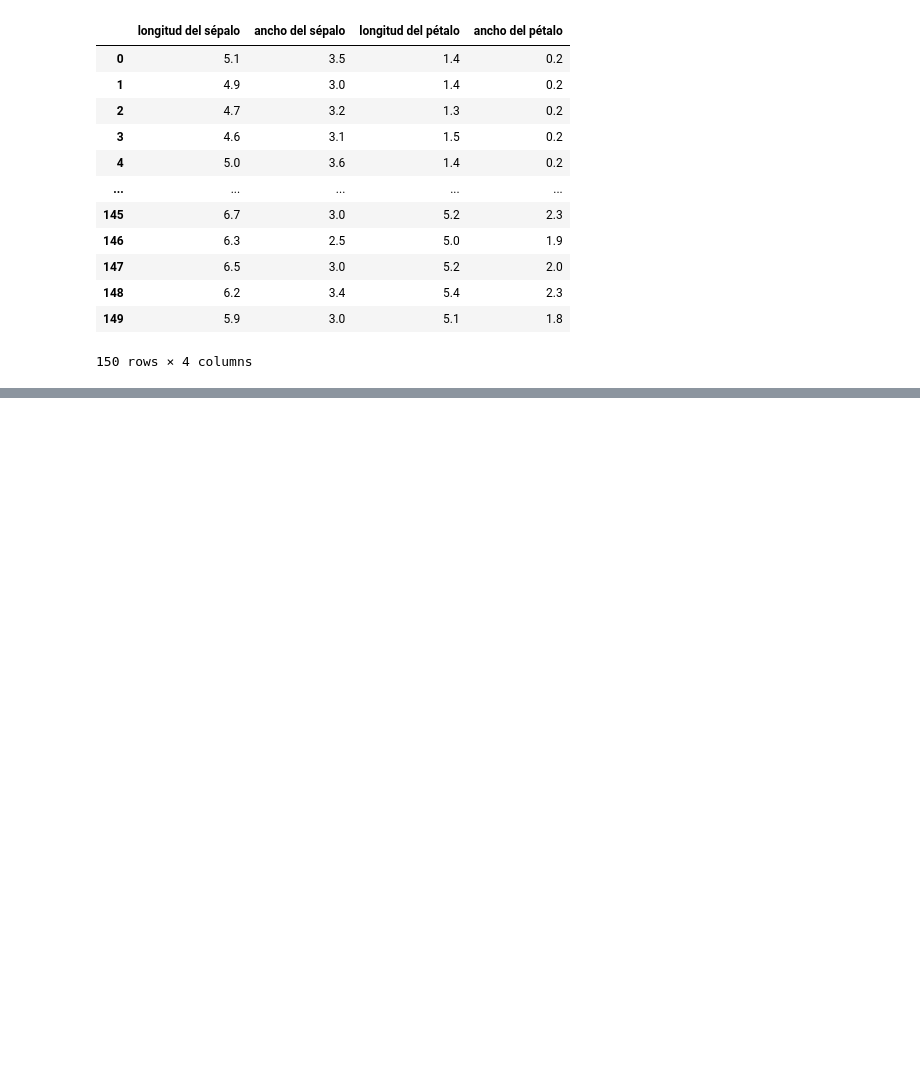
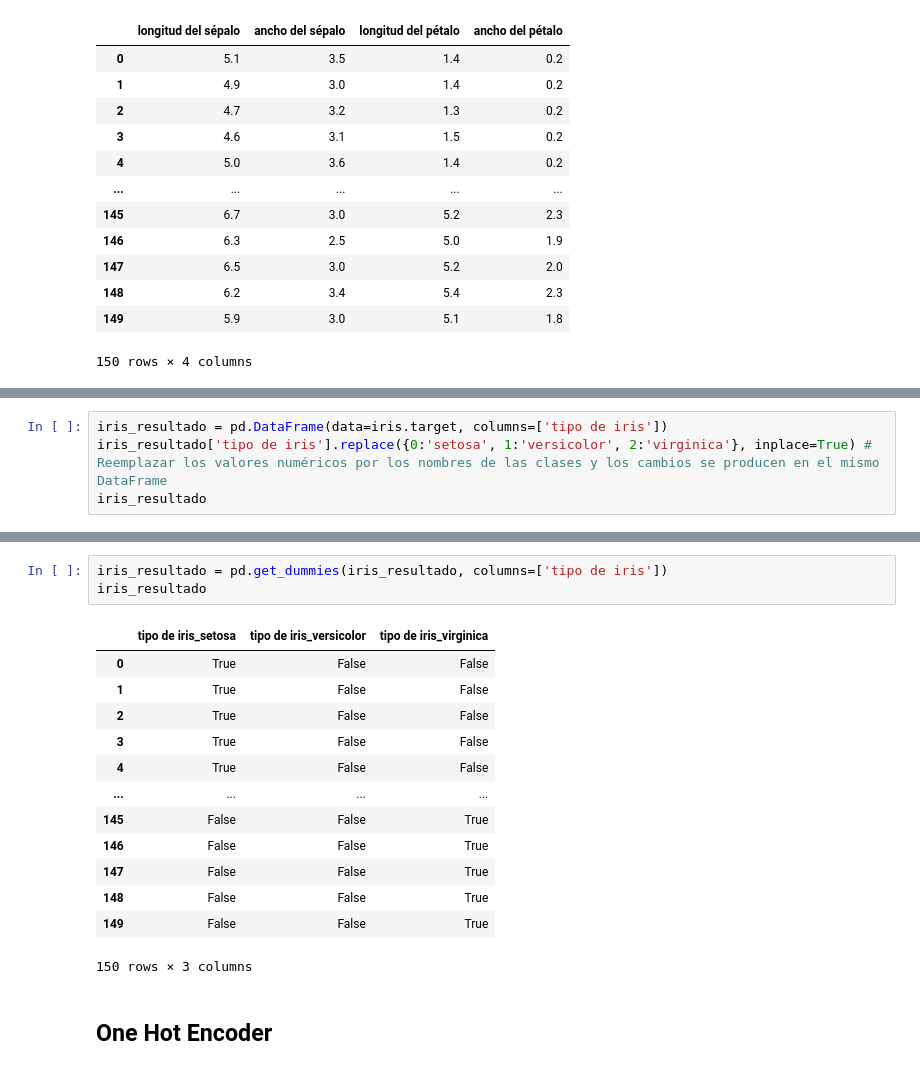
Before and after one commit to fmgarcia/Curso_IA_Aprendizaje_Supervisado, a Jupyter notebook: 1. Machine Learning Based Data Anaysis/ejemplos1_4.ipynb, the cells around one changed output, grey strips where cells are left out. Cells and saved outputs as stored; diff of their text form; blank space fills up the shorter version.

```diff
--- a/1. Machine Learning Based Data Anaysis/ejemplos1_4.ipynb
+++ b/1. Machine Learning Based Data Anaysis/ejemplos1_4.ipynb
@@ -42,0 +273,4 @@ iris_df
+# %%
+iris_resultado = pd.DataFrame(data=iris.target, columns=['tipo de iris'])
+iris_resultado['tipo de iris'].replace({0:'setosa', 1:'versicolor', 2:'virginica'}, inplace=True) # Reemplazar los valores numéricos por los nombres de las clases y los cambios se producen en el mismo DataFrame
+iris_resultado
@@ -42,0 +291,19 @@ iris_df
+# %%
+iris_resultado = pd.get_dummies(iris_resultado, columns=['tipo de iris'])
+iris_resultado
+# %% [output]
+|  | tipo de iris_setosa | tipo de iris_versicolor | tipo de iris_virginica |
+| 0 | True | False | False |
+| 1 | True | False | False |
+| 2 | True | False | False |
+| 3 | True | False | False |
+| 4 | True | False | False |
+| ... | ... | ... | ... |
+| 145 | False | False | True |
+| 146 | False | False | True |
+| 147 | False | False | True |
+| 148 | False | False | True |
+| 149 | False | False | True |
+150 rows × 3 columns
+# %% [markdown]
+## One Hot Encoder
```
Also changed, not shown: parts of 28 cells of this notebook.
